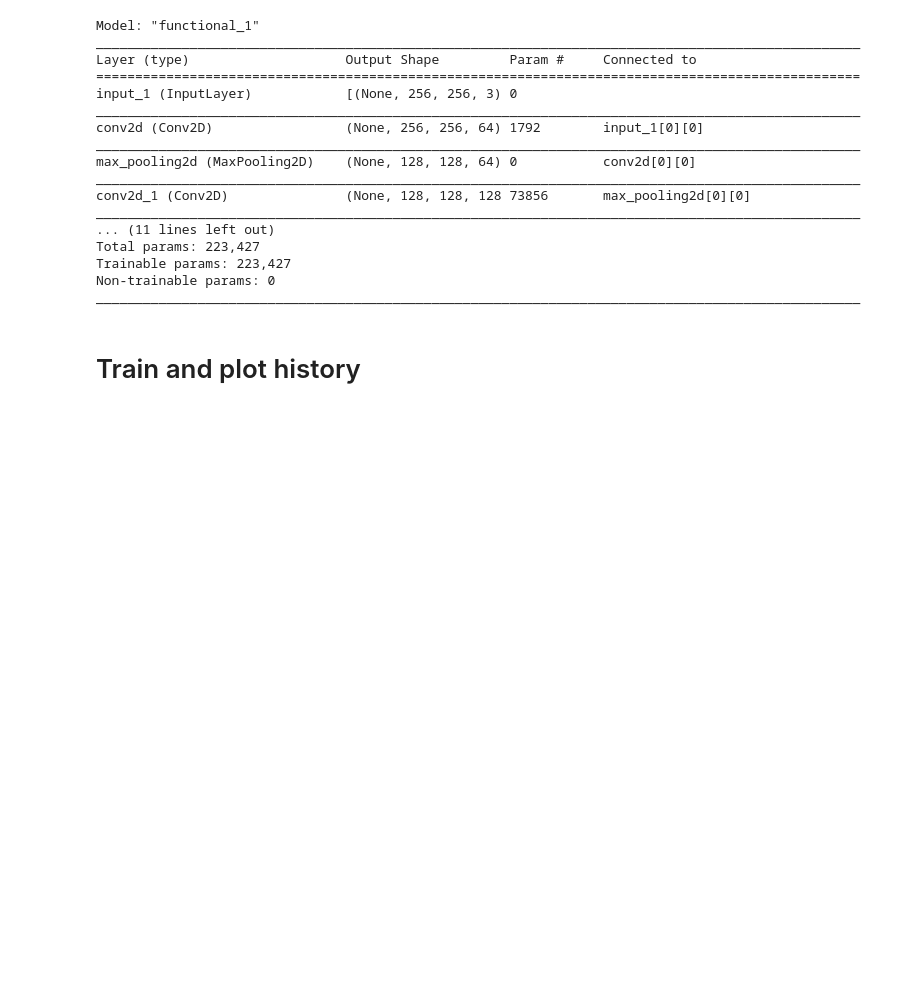
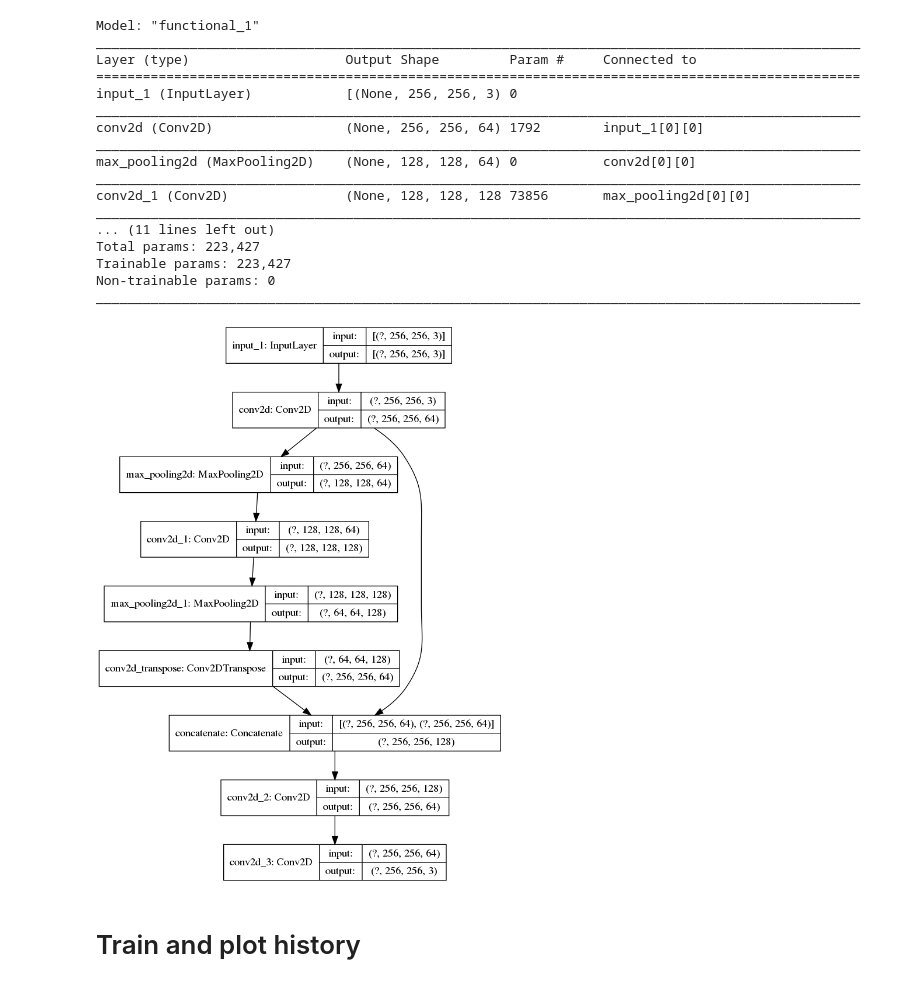
Before and after one commit to edwin-19/UNET-Scratch, a Jupyter notebook: Mini UNET.ipynb, the cells around one changed output. Drawn from its saved outputs; the diff is of its cells as text; code cells hidden in the pictures; blank space fills up the shorter version.

```diff
--- a/Mini UNET.ipynb
+++ b/Mini UNET.ipynb
@@ -75,6 +77,10 @@ Total params: 223,427
 Trainable params: 223,427
 Non-trainable params: 0
 __________________________________________________________________________________________________
+# %%
+tf.keras.utils.plot_model(model, show_shapes=True)
+# %% [output]
+[figure, added]
 # %% [markdown]
 # Train and plot history
 # %%
```
Also changed, not shown: parts of 13 cells of this notebook, 2 other files.
